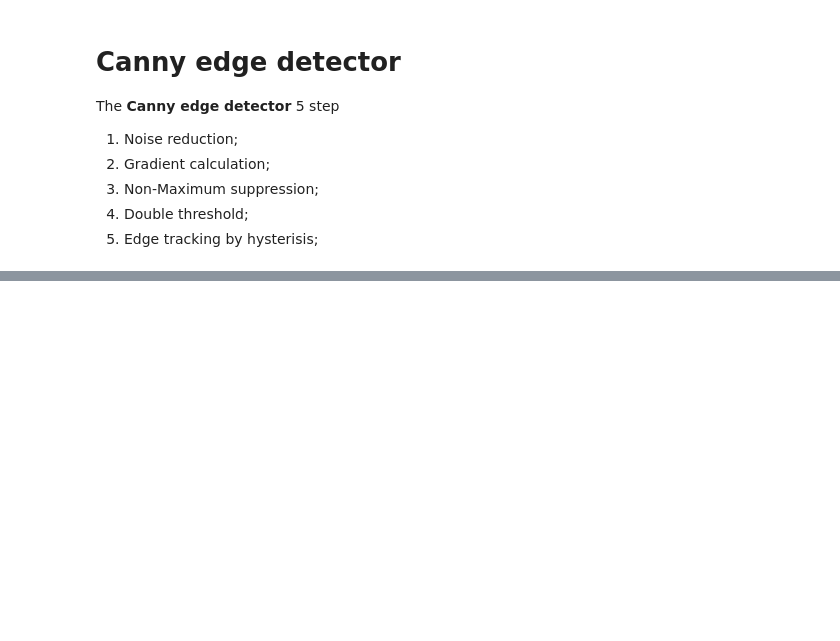
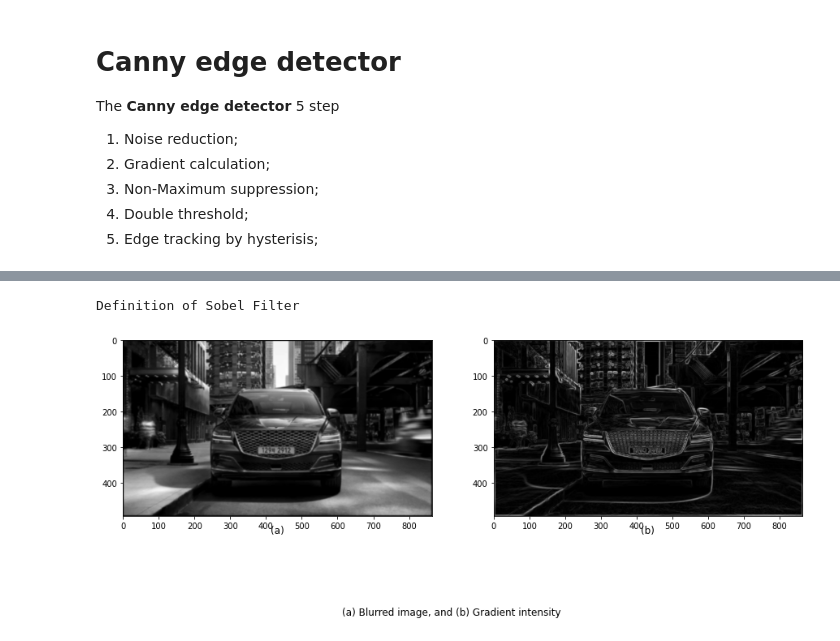
Before and after one commit to mckang6113875/AP_Test_OPEN, a Jupyter notebook: Image_Processing_edit1.ipynb, the cells around one changed output, grey strips where cells are left out. Drawn from its saved outputs; the diff is of its cells as text; code cells hidden in the pictures; blank space fills up the shorter version.

```diff
--- a/Image_Processing_edit1.ipynb
+++ b/Image_Processing_edit1.ipynb
@@ -36,0 +112,35 @@ def gaussian_kernel (size, sigma = 1):
+# %%
+from scipy import ndimage
+## Multi-dimensional image processing
+from matplotlib import gridspec
+# Customizing Figure Layouts
+
+def sobel_filters(img):
+    Kx = np.array([[-1, 0, 1], [-2, 0, 2], [-1, 0 ,1]], np.float32)
+    Ky = np.array([[1, 2, 1], [0, 0, 0], [-1, -2, -1]], np.float32)
+
+    Ix = ndimage.filters.convolve(img, Kx)
+    Iy = ndimage.filters.convolve(img, Ky)
+
+    G = np.hypot(Ix, Iy)
+    G = G/G.max() * 255 # 0~255
+    theta = np.arctan2(Iy, Ix)
+
+    return (G, theta)
+
+print('Definition of Sobel Filter')
+# %% [output]
+Definition of Sobel Filter
+# %%
+gradMag, gradDir = sobel_filters(blurImage)
+
+fig, axs = plt.subplots(1, 2, figsize=(15, 6.5))
+axs[0].imshow(blurImage, cmap='gray')
+axs[0].text(0.5, -0.1, '(a)', size=12, ha='center', transform=axs[0].transAxes)
+axs[1].imshow(gradMag, cmap='gray')
+axs[1].text(0.5, -0.1, '(b)', size=12, ha='center', transform=axs[1].transAxes)
+txt = '(a) Blurred image, and (b) Gradient intensity'
+plt.figtext(0.5, 0.01, txt, wrap=True, ha='center', fontsize=12)
+plt.show()
+# %% [output]
+[figure, added]
```
Also changed, not shown: parts of 10 cells of this notebook.
